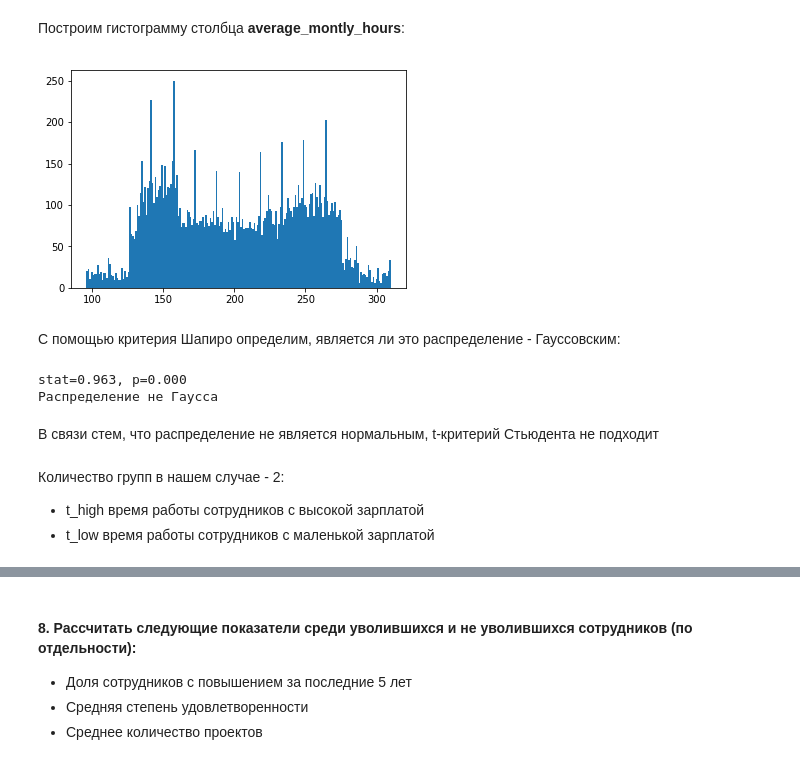
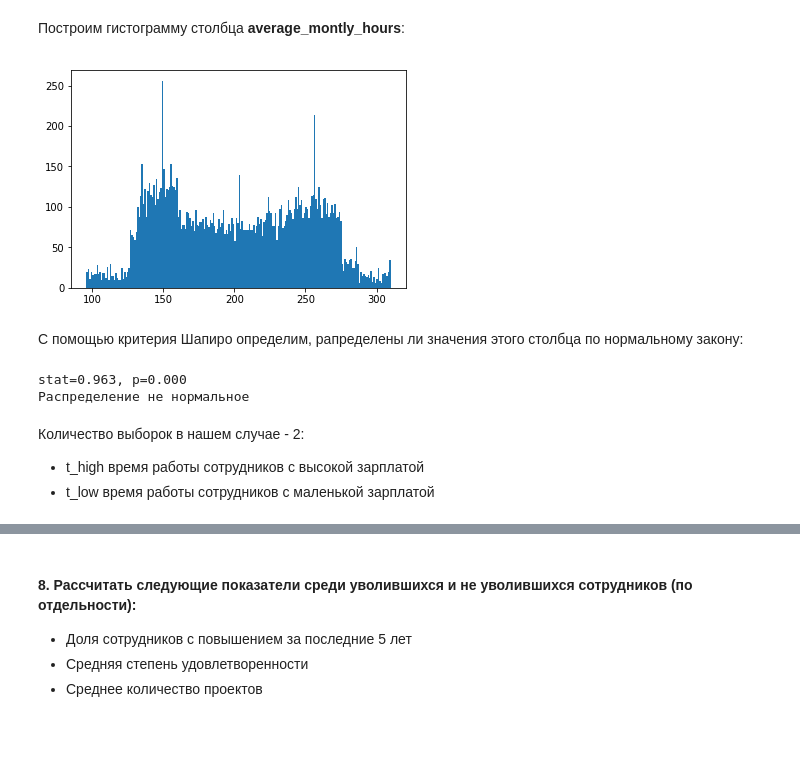
Before and after one commit to KseniyaBoeva/lessons, a Jupyter notebook: Диплом/Итоговая_работа.ipynb, the cells around one changed output, grey strips where cells are left out. Saved outputs shown, nothing was run; the diff lists cells and outputs as text; code cells hidden in the pictures; blank space fills up the shorter version.

```diff
--- a/Диплом/Итоговая_работа.ipynb
+++ b/Диплом/Итоговая_работа.ipynb
@@ -242,11 +237,14 @@ hours = hours_salary['average_montly_hours']
 # %%
+hours = hours_salary['average_montly_hours']
+
+
 #hours.plot.hist()
-plt.hist(hours, 200)
+plt.hist(hours, 210)
 plt.show()
 # %% [output]
-[figure, old version]
+[figure, new version]
 # %% [markdown]
- С помощью критерия Шапиро определим, является ли это распределение - Гауссовским:
+ С помощью критерия Шапиро определим, рапределены ли значения этого столбца по нормальному закону:
 # %%
 from scipy.stats import shapiro
 
@@ -254,17 +252,14 @@ alpha = 0.05
 stat, p = shapiro(hours)
 print('stat=%.3f, p=%.3f' % (stat, p))
 if p > alpha:
-#
-    print('Распределение Гаусса')
+    print('Распределение нормальное')
 else:
-    print('Распределение не Гаусса')
+    print('Распределение не нормальное')
 # %% [output]
 stat=0.963, p=0.000
-Распределение не Гаусса
+Распределение не нормальное
-# %% [markdown]
-В связи стем, что распределение не является нормальным, t-критерий Стьюдента не подходит
 # %% [markdown]
-Количество групп в нашем случае - 2:
+Количество выборок в нашем случае - 2:
 
 * t_high  время работы сотрудников с высокой зарплатой
 * t_low   время работы сотрудников с маленькой зарплатой
```
Also changed, not shown: parts of 14 cells of this notebook.
